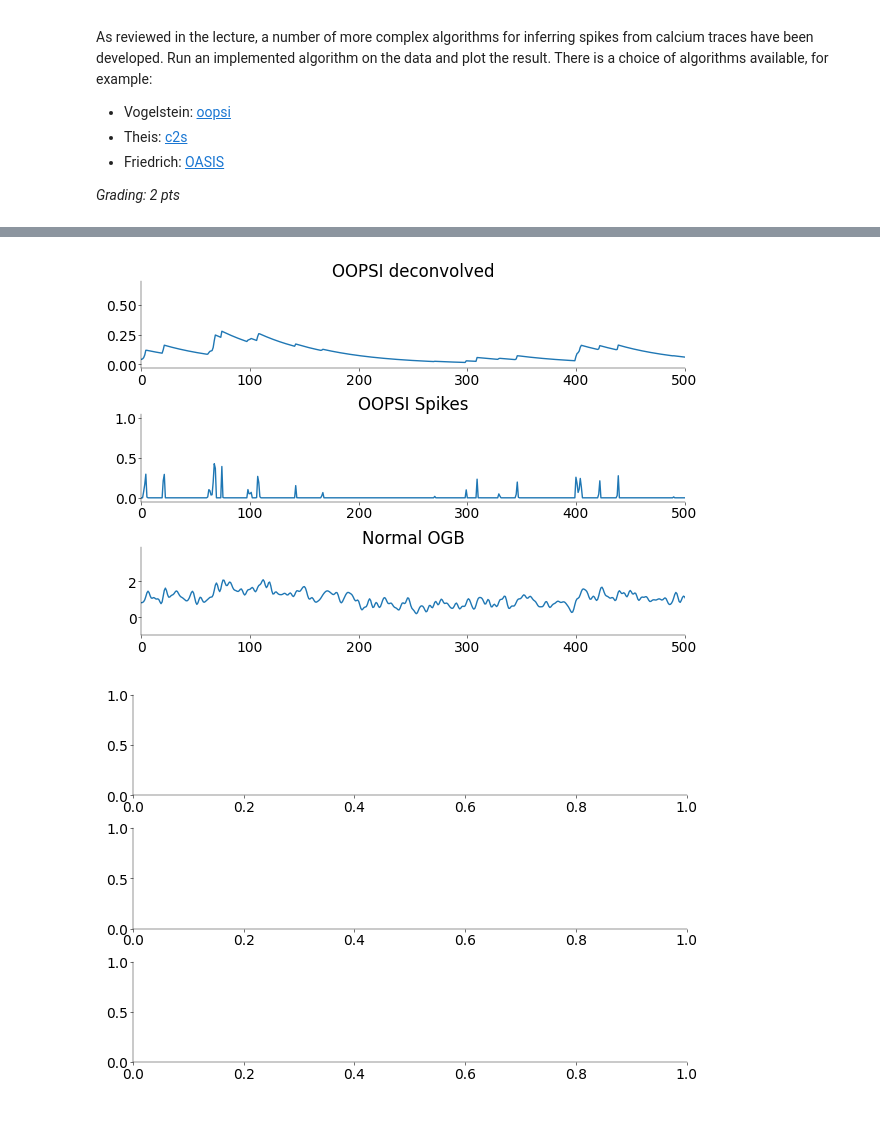
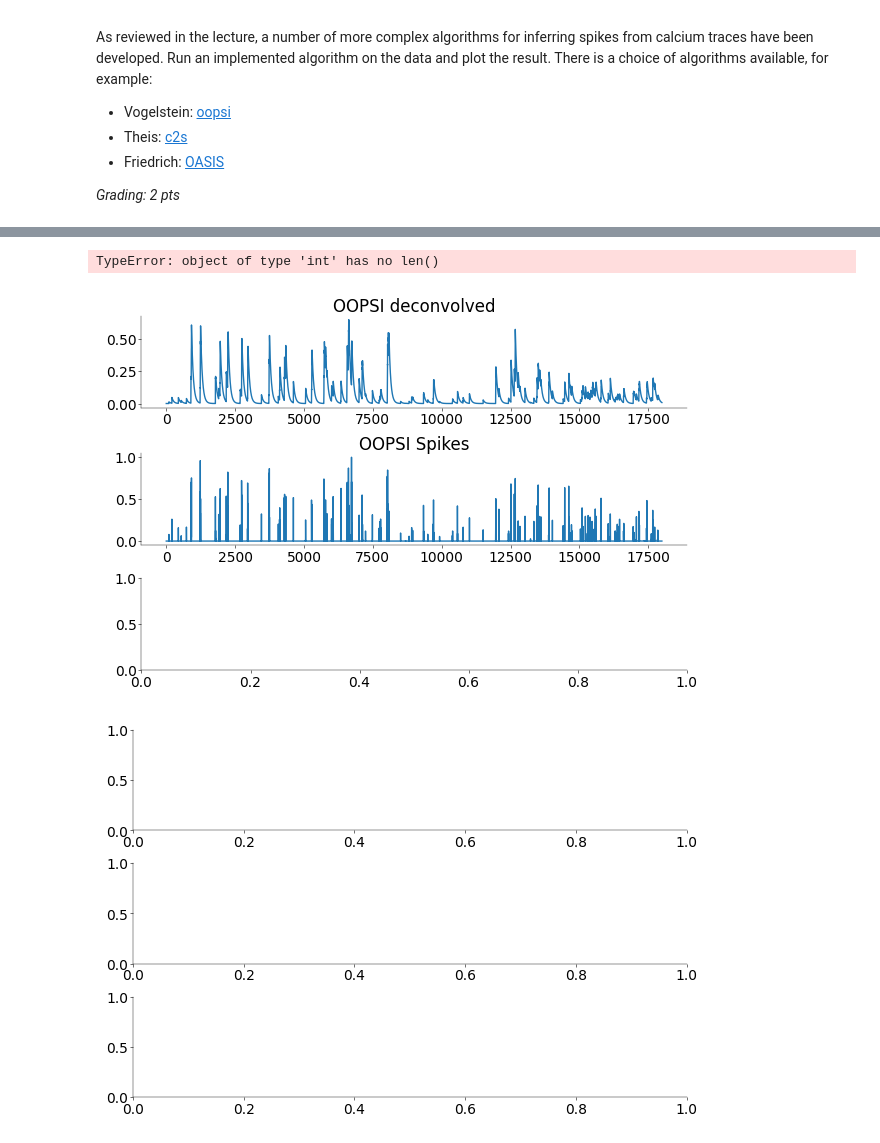
Before and after one commit to stedavkle/uni-tue-nds, a Jupyter notebook: CL3/notebooks/CodingLab3.ipynb, the cells around one changed output, grey strips where cells are left out. Saved outputs shown, nothing was run; the diff lists cells and outputs as text; code cells hidden in the pictures.

```diff
--- a/CL3/notebooks/CodingLab3.ipynb
+++ b/CL3/notebooks/CodingLab3.ipynb
@@ -99,3 +95,35 @@ ogb_calcium.head()
 | 2 | -0.049257 | 0.949273 | 2.784989 | 0.711875 | 0.040028 | 0.877191 | 3.065872 | 0.610873 | 0.154437 | 1.479382 | 0.552809 |
 | 3 | -0.032876 | 0.848802 | 2.430735 | 0.940943 | 0.038616 | 0.975941 | 3.051014 | 0.714453 | 0.335288 | 1.302766 | 0.420998 |
 | 4 | -0.125313 | 0.665088 | 2.064211 | 1.168007 | 0.014035 | 1.156689 | 2.967063 | 0.737085 | 0.550485 | 1.234470 | 0.367595 |
+# %%
+# resampling from 100 Hz to 25 Hz
+
+# convert dataframe to numpy
+rs_ogb_calcium = ogb_calcium.to_numpy()
+rs_ogb_spikes = ogb_spikes.to_numpy()
+rs_gcamp_calcium = gcamp_calcium.to_numpy()
+rs_gcamp_spikes = gcamp_spikes.to_numpy()
+
+# resample
+orignal_freq = 100
+new_freq = 25
+downsample_factor = orignal_freq // new_freq
+filter_order = 0
+
+rs_ogb_calcium = signal.decimate(rs_ogb_calcium, q=downsample_factor, axis=0)
+rs_ogb_spikes = signal.decimate(rs_ogb_spikes, q=downsample_factor, axis=0)
+rs_gcamp_calcium = signal.decimate(rs_gcamp_calcium, q=downsample_factor, axis=0)
+rs_gcamp_spikes = signal.decimate(rs_gcamp_spikes, q=downsample_factor, axis=0)
+
+# set all < 0 to 0 and all > 0 to 1
+rs_ogb_spikes[rs_ogb_spikes >= 0.1] = 1
+rs_ogb_spikes[rs_ogb_spikes < 0.1] = 0
+rs_gcamp_spikes[rs_gcamp_spikes >= 0.1] = 1
+rs_gcamp_spikes[rs_gcamp_spikes < 0.1] = 0
+
+ogb_cell_5_calcium = rs_ogb_calcium[:, 4]
+ogb_cell_5_spikes = rs_ogb_spikes[:, 4]
+gcamp_cell_6_calcium = rs_gcamp_calcium[:, 5]
+gcamp_cell_6_spikes = rs_gcamp_spikes[:, 5]
+
+ogb_cell_5_calcium.shape
@@ -320,42 +331,43 @@ import oopsi
 # --------------------------------------------------------------
 
 oopsi_ogb = oopsi.fast(
-    ogb_calcium.iloc[:, 5], dt=0.016
+    ogb_cell_5_calcium, dt=0.016
 )  # returns heaviside spikes and deconvolved signal
 
 # TODO: dt is unclear here! dt = 0.20 in the documentation - what is our dt? How do you compute it?
 # %%
 # -------------------------------------------
 # Plot the results for the OGB Cell (0.5 pts)
 # -------------------------------------------
 
 fig, axs = plt.subplots(
     3, 1, figsize=(6, 4), height_ratios=[1, 1, 1], gridspec_kw=dict(hspace=0)
 )
 
 axs[0].plot(np.arange(0, len(oopsi_ogb[1])), oopsi_ogb[1])
 axs[0].set_title("OOPSI deconvolved")
 
 axs[1].plot(np.arange(0, len(oopsi_ogb[0])), oopsi_ogb[0])
 axs[1].set_title("OOPSI Spikes")
 
-axs[2].plot(np.arange(0, len(ogb_calcium.iloc[:, 5])), ogb_calcium.iloc[:, 5])
+axs[2].plot(np.arange(0, len(rs_ogb_calcium.shape[0])), ogb_cell_5_calcium)
 axs[2].set_title("Normal OGB")
 
 # axs[2].plot(np.arange(0, len(y.iloc[:, 5])), y.iloc[:, 5])
 # axs[2].set_title("Filtered")
 
 # axs[3].plot(np.arange(0, len(ogb_calcium.iloc[:, 5])), ogb_calcium.iloc[:, 5])
 # axs[3].set_title("Raw")
 
 for ax in axs.flat:
     ax.set_xlim(0, 500)
 
 plt.show()
 
 # OGB Cell
 # %% [output]
+TypeError: object of type 'int' has no len()
-[figure, old version]
+[figure, new version]
 # %%
 # ----------------------------------------------------------------
 # Apply one of the advanced algorithms on the GCamP Cell (0.5 pts)
```
Also changed, not shown: parts of 10 cells of this notebook, 1 other file.
